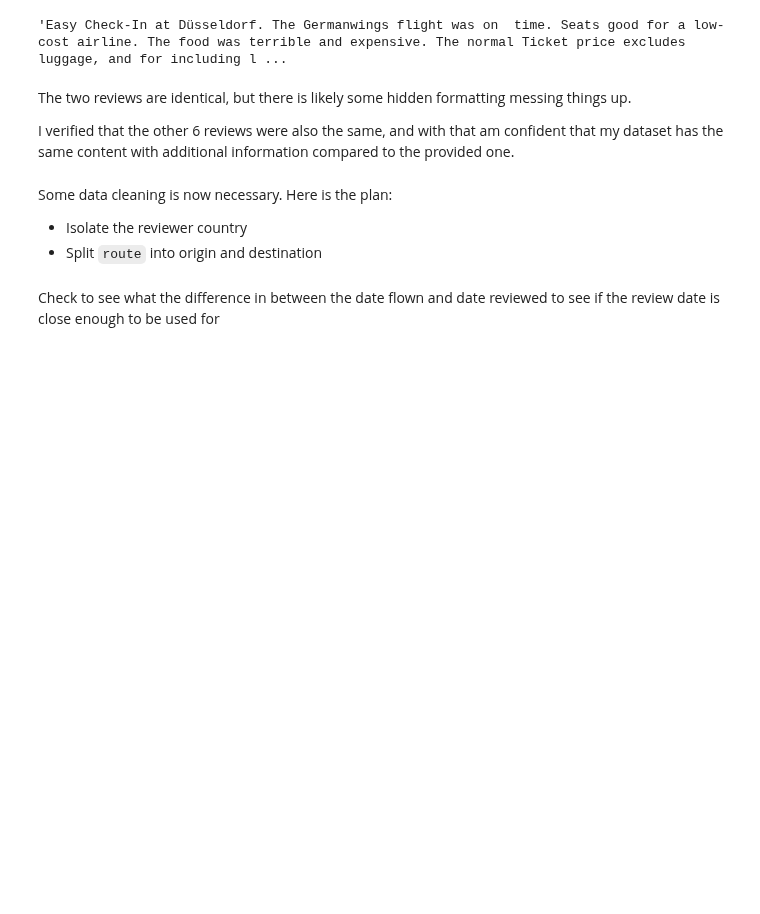
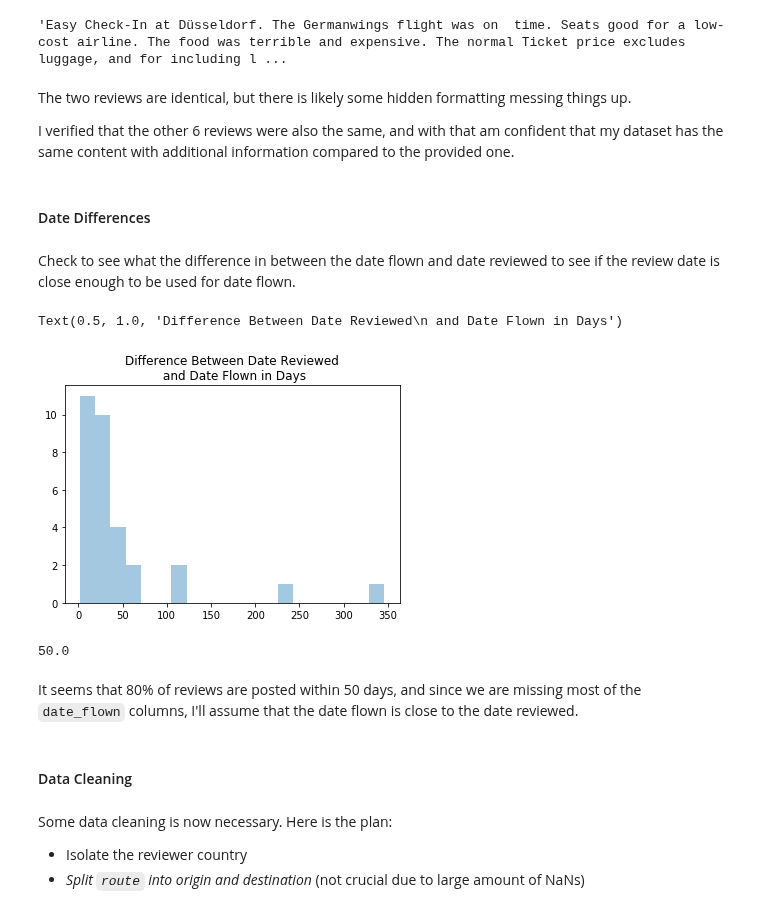
Before and after one commit to EvanYathon/airline_reviews, a Jupyter notebook: src/ipynbs/verify_and_clean.ipynb, the cells around one changed output. Cells and saved outputs as stored; diff of their text form; code cells hidden in the pictures; blank space fills up the shorter version.

Commit message:
started requirements.txt and finished date analysis

```diff
--- a/src/ipynbs/verify_and_clean.ipynb
+++ b/src/ipynbs/verify_and_clean.ipynb
@@ -169,10 +172,29 @@ reviews["review_text"][reviews["title"].str.contains("staff friendly - food terr
 The two reviews are identical, but there is likely some hidden formatting messing things up.
 
 I verified that the other 6 reviews were also the same, and with that am confident that my dataset has the same content with additional information compared to the provided one.
+# %% [markdown]
+#### Date Differences
+# %% [markdown]
+Check to see what the difference in between the date flown and date reviewed to see if the review date is close enough to be used for date flown.
+# %%
+# figure out the time difference in days, removing any NA values
+time_difference = (reviews["date_of_review"] - reviews["date_flown"]).dt.days.dropna().values
+# %%
+sns.distplot(time_difference, kde = False)
+plt.title("Difference Between Date Reviewed\n and Date Flown in Days")
+# %% [output]
+Text(0.5, 1.0, 'Difference Between Date Reviewed\n and Date Flown in Days')
+[figure, added]
+# %%
+np.quantile(time_difference, 0.8)
+# %% [output]
+50.0
+# %% [markdown]
+It seems that 80% of reviews are posted within 50 days, and since we are missing most of the `date_flown` columns, I'll assume that the date flown is close to the date reviewed.
+# %% [markdown]
+#### Data Cleaning
 # %% [markdown]
 Some data cleaning is now necessary.  Here is the plan:
 
 - Isolate the reviewer country
-- Split `route` into origin and destination
+- *Split `route` into origin and destination* (not crucial due to large amount of NaNs)
-# %% [markdown]
-Check to see what the difference in between the date flown and date reviewed to see if the review date is close enough to be used for
```
Also changed, not shown: parts of 2 cells of this notebook, 1 other file.
